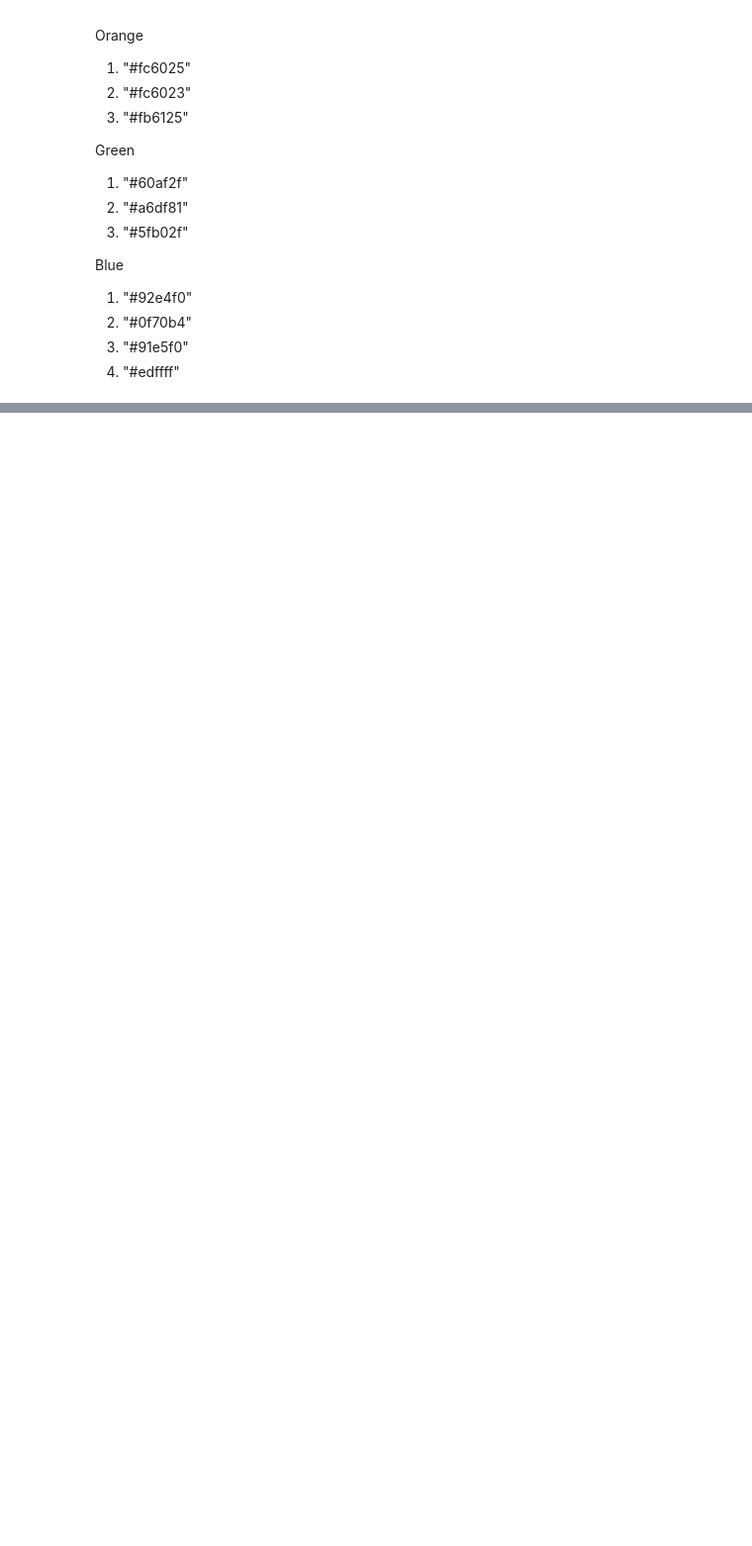
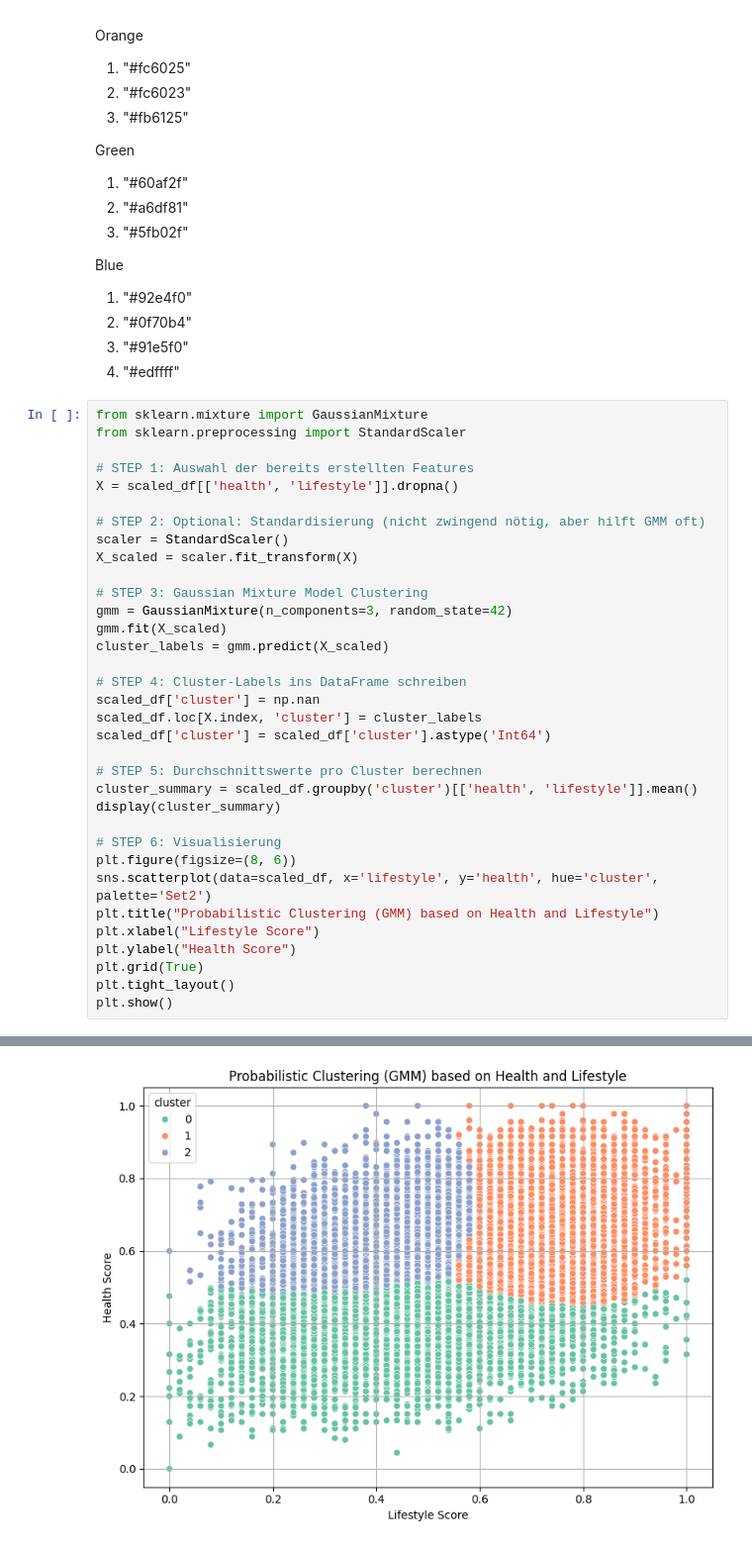
Before and after one commit to amsun001/Project_DataScience-lifestyle-and-wellbeing, a Jupyter notebook: Script/LifestyleAndWellbeing.ipynb, the cells around one changed output, grey strips where cells are left out. Shown at 99% size. Cells and saved outputs as stored; diff of their text form; blank space fills up the shorter version.

```diff
--- a/Script/LifestyleAndWellbeing.ipynb
+++ b/Script/LifestyleAndWellbeing.ipynb
@@ -494,3 +524,38 @@ Blue
 2. "#0f70b4"
 3. "#91e5f0"
 4. "#edffff"
+# %%
+from sklearn.mixture import GaussianMixture
+from sklearn.preprocessing import StandardScaler
+
+# STEP 1: Auswahl der bereits erstellten Features
+X = scaled_df[['health', 'lifestyle']].dropna()
+
+# STEP 2: Optional: Standardisierung (nicht zwingend nötig, aber hilft GMM oft)
+scaler = StandardScaler()
+X_scaled = scaler.fit_transform(X)
+
+# STEP 3: Gaussian Mixture Model Clustering
+gmm = GaussianMixture(n_components=3, random_state=42)
+gmm.fit(X_scaled)
+cluster_labels = gmm.predict(X_scaled)
+
+# STEP 4: Cluster-Labels ins DataFrame schreiben
+scaled_df['cluster'] = np.nan
+scaled_df.loc[X.index, 'cluster'] = cluster_labels
+scaled_df['cluster'] = scaled_df['cluster'].astype('Int64')
+
+# STEP 5: Durchschnittswerte pro Cluster berechnen
+cluster_summary = scaled_df.groupby('cluster')[['health', 'lifestyle']].mean()
+display(cluster_summary)
+
+# STEP 6: Visualisierung
+plt.figure(figsize=(8, 6))
+sns.scatterplot(data=scaled_df, x='lifestyle', y='health', hue='cluster', palette='Set2')
+plt.title("Probabilistic Clustering (GMM) based on Health and Lifestyle")
+plt.xlabel("Lifestyle Score")
+plt.ylabel("Health Score")
+plt.grid(True)
+plt.tight_layout()
+plt.show()
+# %% [output]
@@ -496,0 +567 @@ Blue
+[figure, added]
```
Also changed, not shown: parts of 12 cells of this notebook.
